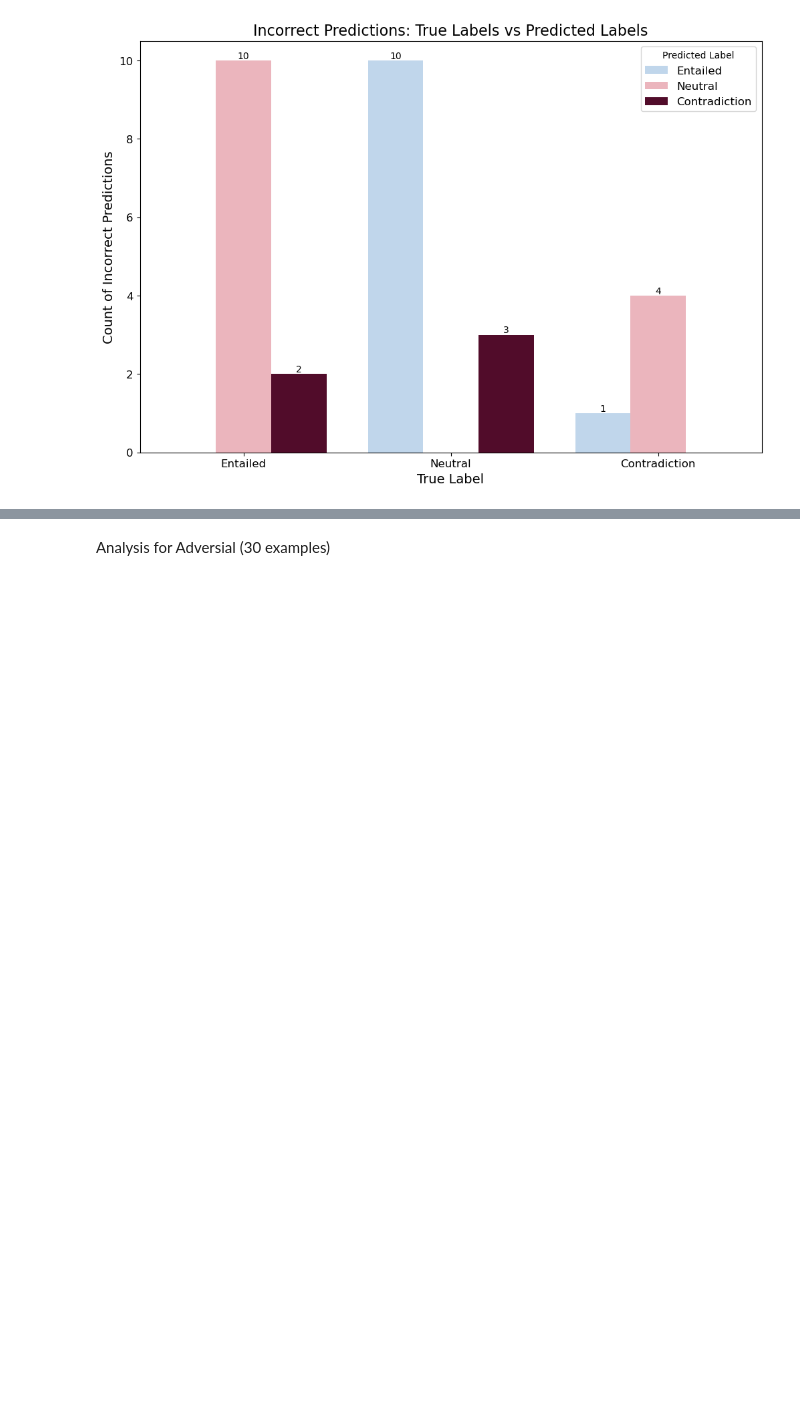
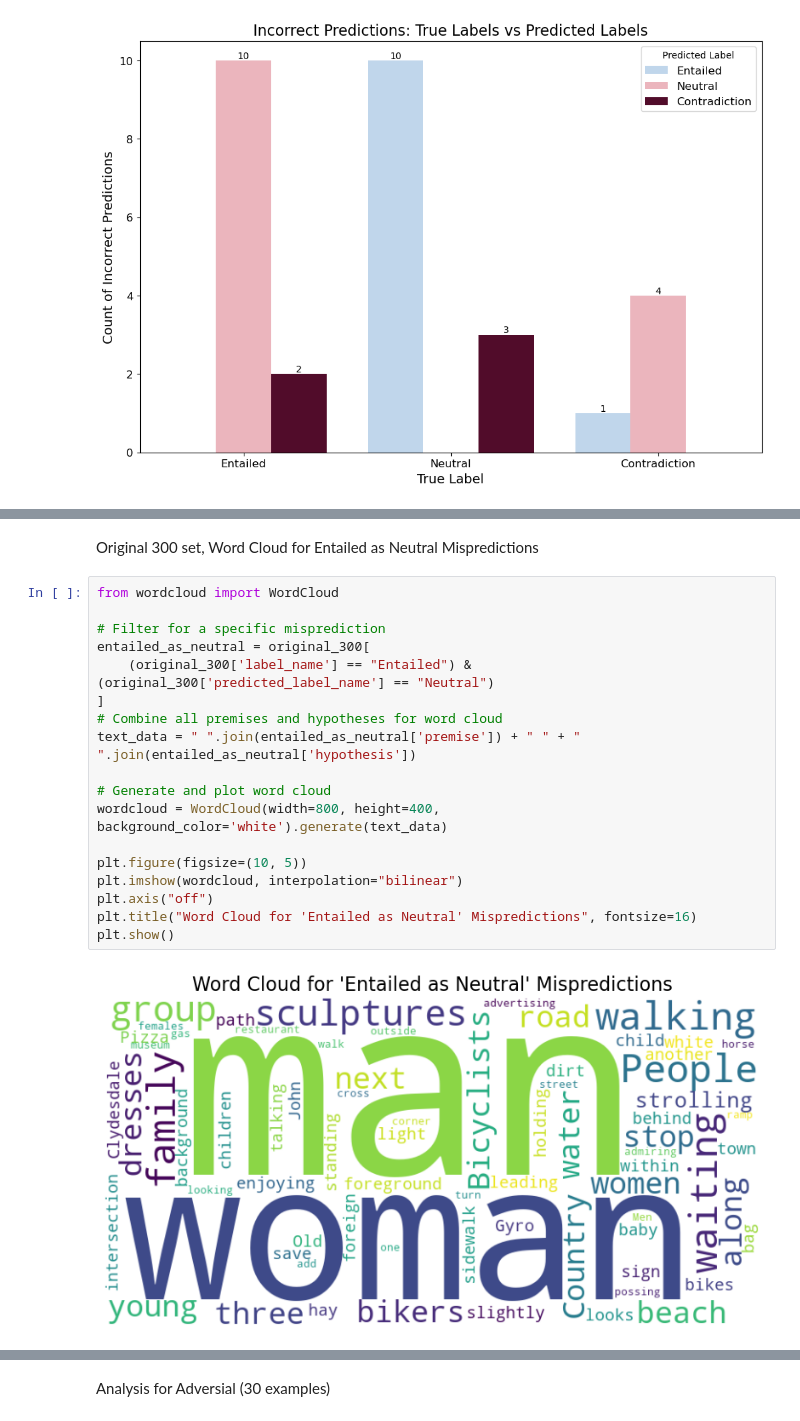
Before and after one commit to NightShadeugh/fp-dataset-artifacts, a Jupyter notebook: incorrect_pred.ipynb, the cells around one changed output, grey strips where cells are left out. Saved outputs shown, nothing was run; the diff lists cells and outputs as text; blank space fills up the shorter version.

```diff
--- a/incorrect_pred.ipynb
+++ b/incorrect_pred.ipynb
@@ -224,0 +260,22 @@ plt.show()
+# %% [markdown]
+Original 300 set, Word Cloud for Entailed as Neutral Mispredictions
+# %%
+from wordcloud import WordCloud
+
+# Filter for a specific misprediction
+entailed_as_neutral = original_300[
+    (original_300['label_name'] == "Entailed") & (original_300['predicted_label_name'] == "Neutral")
+]
+# Combine all premises and hypotheses for word cloud
+text_data = " ".join(entailed_as_neutral['premise']) + " " + " ".join(entailed_as_neutral['hypothesis'])
+
+# Generate and plot word cloud
+wordcloud = WordCloud(width=800, height=400, background_color='white').generate(text_data)
+
+plt.figure(figsize=(10, 5))
+plt.imshow(wordcloud, interpolation="bilinear")
+plt.axis("off")
+plt.title("Word Cloud for 'Entailed as Neutral' Mispredictions", fontsize=16)
+plt.show()
+# %% [output]
+[figure, added]
```
Also changed, not shown: parts of 9 cells of this notebook, 1 other file.
